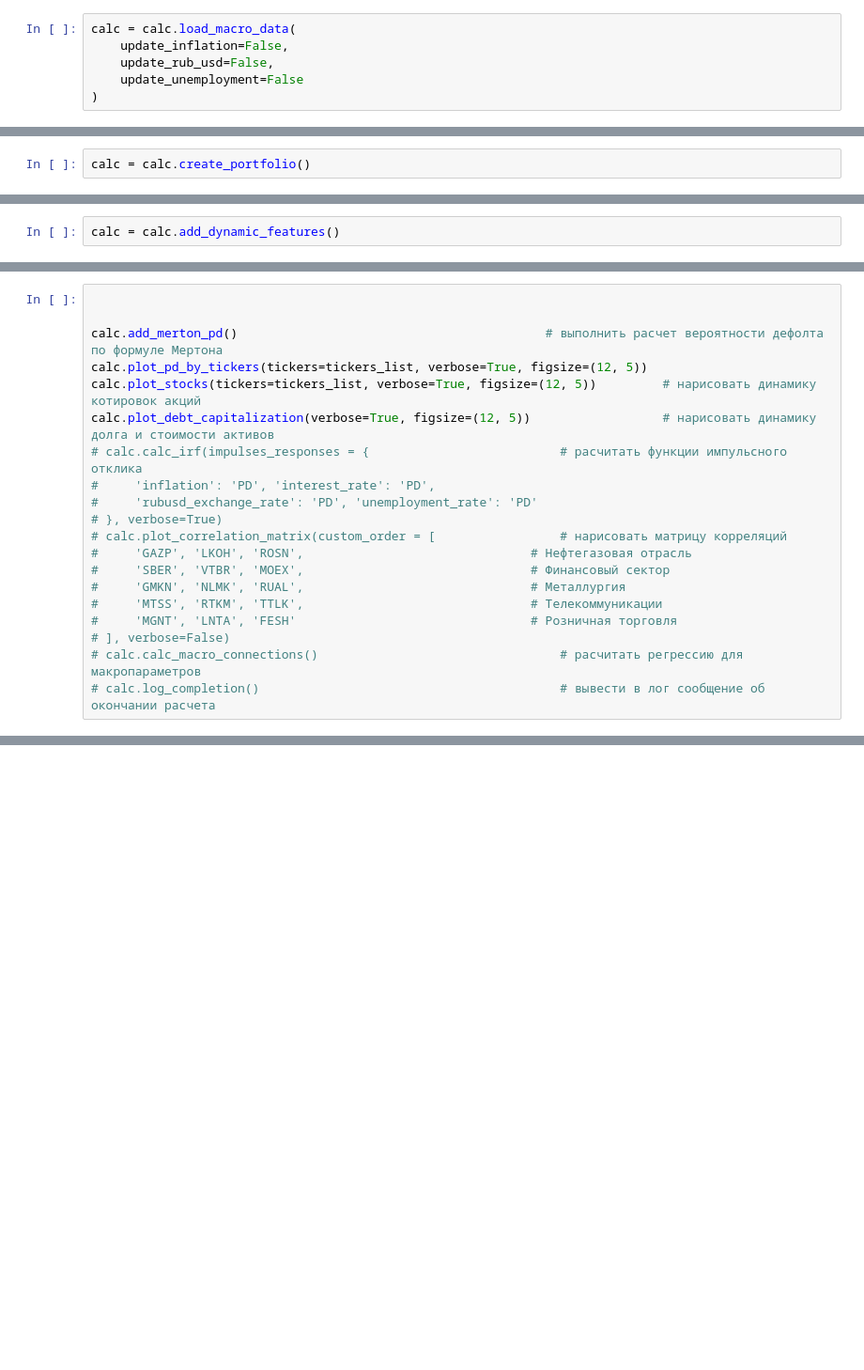
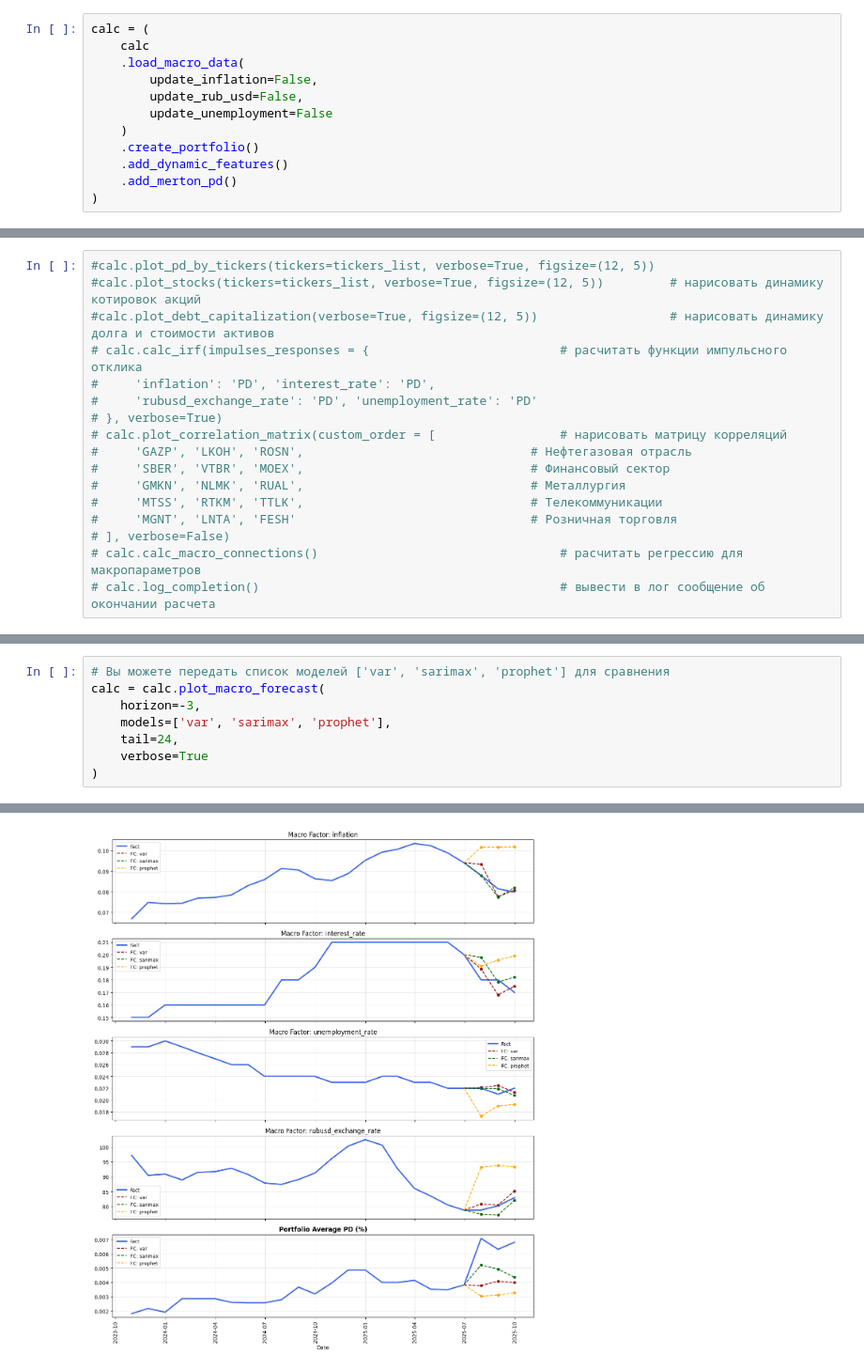
Before and after one commit to MaximKiryakin/Diploma, a Jupyter notebook: masters/main.ipynb, the cells around one changed output, grey strips where cells are left out. Shown at 94% size. Drawn from its saved outputs; the diff is of its cells as text; blank space fills up the shorter version.

```diff
--- a/masters/main.ipynb
+++ b/masters/main.ipynb
@@ -76,7 +84,13 @@ Start Date    End Date
 # %%
-calc = calc.load_macro_data(
-    update_inflation=False,
-    update_rub_usd=False,
-    update_unemployment=False
+calc = (
+    calc
+    .load_macro_data(
+        update_inflation=False,
+        update_rub_usd=False,
+        update_unemployment=False
+    )
+    .create_portfolio()
+    .add_dynamic_features()
+    .add_merton_pd()
 )
 # %% [output]
@@ -95,2 +115,0 @@ Start Date    End Date
-# %%
-calc = calc.create_portfolio()
@@ -113,2 +115,0 @@ P/E                    15.31%
-# %%
-calc = calc.add_dynamic_features()
@@ -121,10 +116,7 @@ P/E                    15.31%
 # %%
-
-
-calc.add_merton_pd()                                          # выполнить расчет вероятности дефолта по формуле Мертона
-calc.plot_pd_by_tickers(tickers=tickers_list, verbose=True, figsize=(12, 5))
-calc.plot_stocks(tickers=tickers_list, verbose=True, figsize=(12, 5))         # нарисовать динамику котировок акций
-calc.plot_debt_capitalization(verbose=True, figsize=(12, 5))                  # нарисовать динамику долга и стоимости активов
+#calc.plot_pd_by_tickers(tickers=tickers_list, verbose=True, figsize=(12, 5))
+#calc.plot_stocks(tickers=tickers_list, verbose=True, figsize=(12, 5))         # нарисовать динамику котировок акций
+#calc.plot_debt_capitalization(verbose=True, figsize=(12, 5))                  # нарисовать динамику долга и стоимости активов
 # calc.calc_irf(impulses_responses = {                          # расчитать функции импульсного отклика
 #     'inflation': 'PD', 'interest_rate': 'PD',
 #     'rubusd_exchange_rate': 'PD', 'unemployment_rate': 'PD'
@@ -261,0 +133,9 @@ macro_summary.head(5)
+# %%
+# Вы можете передать список моделей ['var', 'sarimax', 'prophet'] для сравнения
+calc = calc.plot_macro_forecast(
+    horizon=-3,
+    models=['var', 'sarimax', 'prophet'],
+    tail=24,
+    verbose=True
+)
+# %% [output]
@@ -261,0 +143 @@ macro_summary.head(5)
+[figure, added]
```
Also changed, not shown: parts of 18 cells of this notebook.
